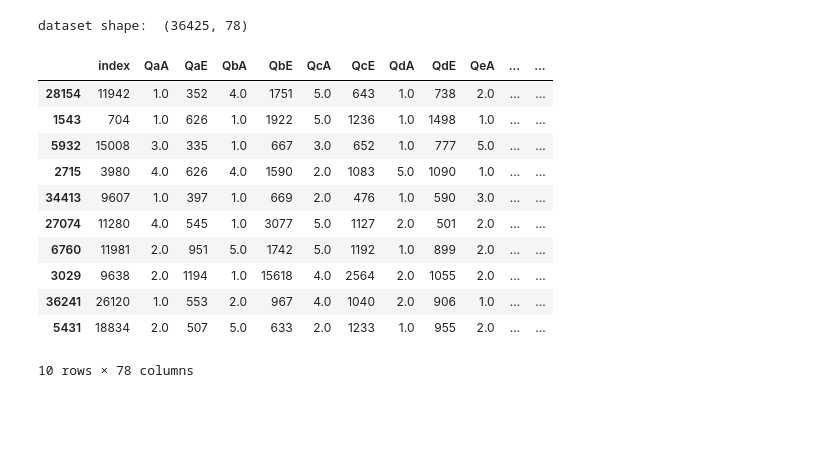
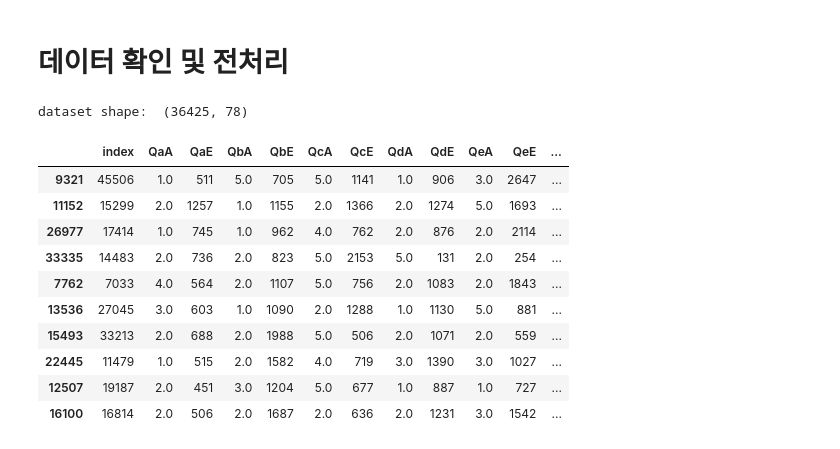
Before and after one commit to eunnseo/AI-project, a Jupyter notebook: experiment/eunseo.ipynb, the cells around one changed output. Saved outputs shown, nothing was run; the diff lists cells and outputs as text; code cells hidden in the pictures; blank space fills up the shorter version.

Commit message:
data preprocessing

```diff
--- a/experiment/eunseo.ipynb
+++ b/experiment/eunseo.ipynb
@@ -6,19 +8,24 @@ import matplotlib
+# %%
+# set options
+pd.set_option('display.max_rows', None)
+pd.set_option('display.max_columns', None)
+# %% [markdown]
+# 데이터 확인 및 전처리
 # %%
-data = pd.read_csv("C:\\Users\\eunseo\\Desktop\\Git\\AI-project\\data\\train.csv")
-print("dataset shape: ", data.shape)
-data.sample(10)
+vote_df = pd.read_csv("C:\\Users\\eunseo\\Desktop\\Git\\AI-project\\data\\train.csv", encoding="utf-8")
+print("dataset shape: ", vote_df.shape)
+vote_df.sample(10)
 # %% [output]
 dataset shape:  (36425, 78)
-|  | index | QaA | QaE | QbA | QbE | QcA | QcE | QdA | QdE | QeA | ... | ... |
-| 28154 | 11942 | 1.0 | 352 | 4.0 | 1751 | 5.0 | 643 | 1.0 | 738 | 2.0 | ... | ... |
-| 1543 | 704 | 1.0 | 626 | 1.0 | 1922 | 5.0 | 1236 | 1.0 | 1498 | 1.0 | ... | ... |
-| 5932 | 15008 | 3.0 | 335 | 1.0 | 667 | 3.0 | 652 | 1.0 | 777 | 5.0 | ... | ... |
-| 2715 | 3980 | 4.0 | 626 | 4.0 | 1590 | 2.0 | 1083 | 5.0 | 1090 | 1.0 | ... | ... |
-| 34413 | 9607 | 1.0 | 397 | 1.0 | 669 | 2.0 | 476 | 1.0 | 590 | 3.0 | ... | ... |
-| 27074 | 11280 | 4.0 | 545 | 1.0 | 3077 | 5.0 | 1127 | 2.0 | 501 | 2.0 | ... | ... |
-| 6760 | 11981 | 2.0 | 951 | 5.0 | 1742 | 5.0 | 1192 | 1.0 | 899 | 2.0 | ... | ... |
-| 3029 | 9638 | 2.0 | 1194 | 1.0 | 15618 | 4.0 | 2564 | 2.0 | 1055 | 2.0 | ... | ... |
-| 36241 | 26120 | 1.0 | 553 | 2.0 | 967 | 4.0 | 1040 | 2.0 | 906 | 1.0 | ... | ... |
-| 5431 | 18834 | 2.0 | 507 | 5.0 | 633 | 2.0 | 1233 | 1.0 | 955 | 2.0 | ... | ... |
+|  | index | QaA | QaE | QbA | QbE | QcA | QcE | QdA | QdE | QeA | QeE | ... |
+| 9321 | 45506 | 1.0 | 511 | 5.0 | 705 | 5.0 | 1141 | 1.0 | 906 | 3.0 | 2647 | ... |
+| 11152 | 15299 | 2.0 | 1257 | 1.0 | 1155 | 2.0 | 1366 | 2.0 | 1274 | 5.0 | 1693 | ... |
+| 26977 | 17414 | 1.0 | 745 | 1.0 | 962 | 4.0 | 762 | 2.0 | 876 | 2.0 | 2114 | ... |
+| 33335 | 14483 | 2.0 | 736 | 2.0 | 823 | 5.0 | 2153 | 5.0 | 131 | 2.0 | 254 | ... |
+| 7762 | 7033 | 4.0 | 564 | 2.0 | 1107 | 5.0 | 756 | 2.0 | 1083 | 2.0 | 1843 | ... |
+| 13536 | 27045 | 3.0 | 603 | 1.0 | 1090 | 2.0 | 1288 | 1.0 | 1130 | 5.0 | 881 | ... |
+| 15493 | 33213 | 2.0 | 688 | 2.0 | 1988 | 5.0 | 506 | 2.0 | 1071 | 2.0 | 559 | ... |
+| 22445 | 11479 | 1.0 | 515 | 2.0 | 1582 | 4.0 | 719 | 3.0 | 1390 | 3.0 | 1027 | ... |
+| 12507 | 19187 | 2.0 | 451 | 3.0 | 1204 | 5.0 | 677 | 1.0 | 887 | 1.0 | 727 | ... |
+| 16100 | 16814 | 2.0 | 506 | 2.0 | 1687 | 2.0 | 636 | 2.0 | 1231 | 3.0 | 1542 | ... |
-10 rows × 78 columns
 # %%
```
Also changed, not shown: parts of 11 cells of this notebook.
